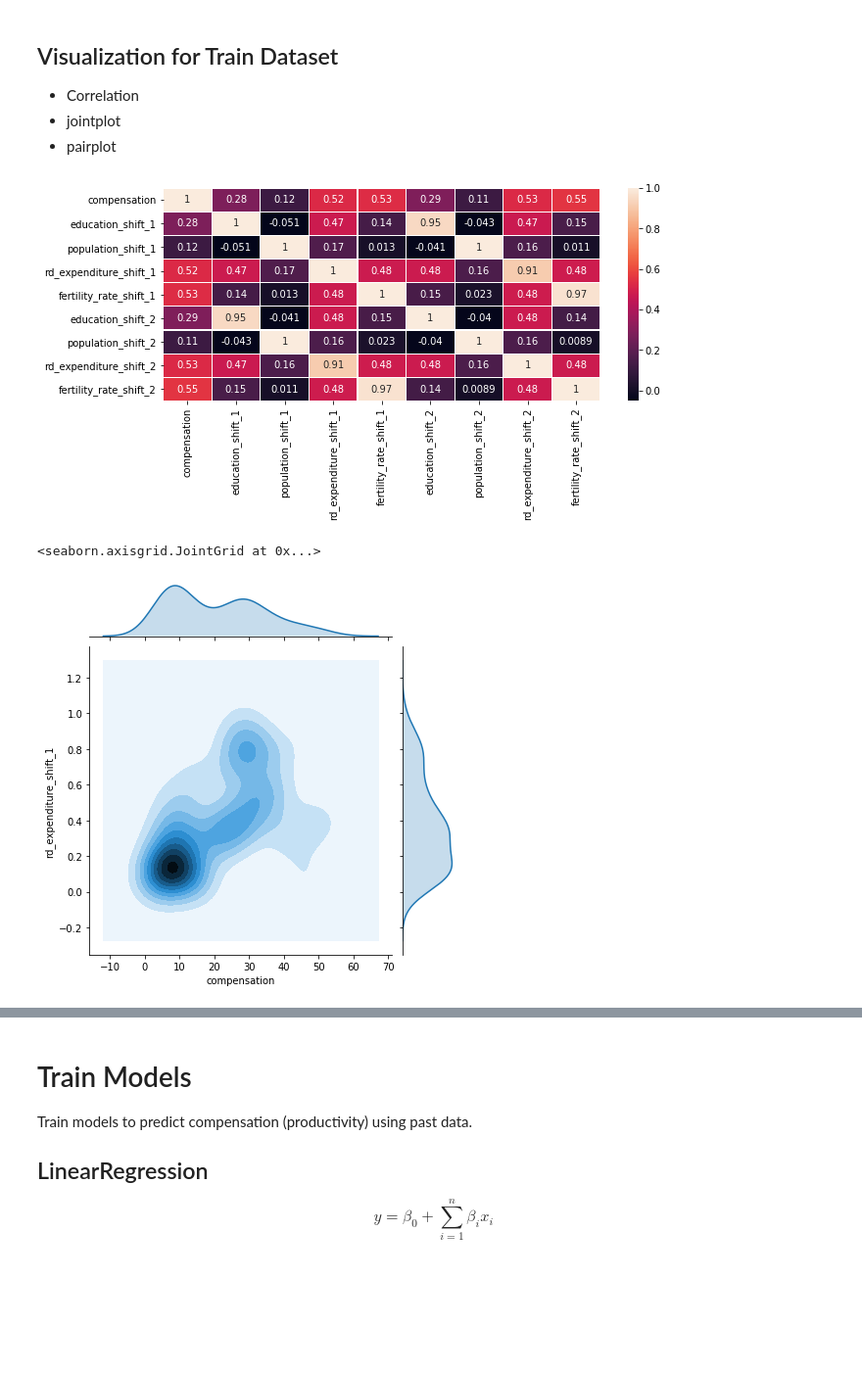
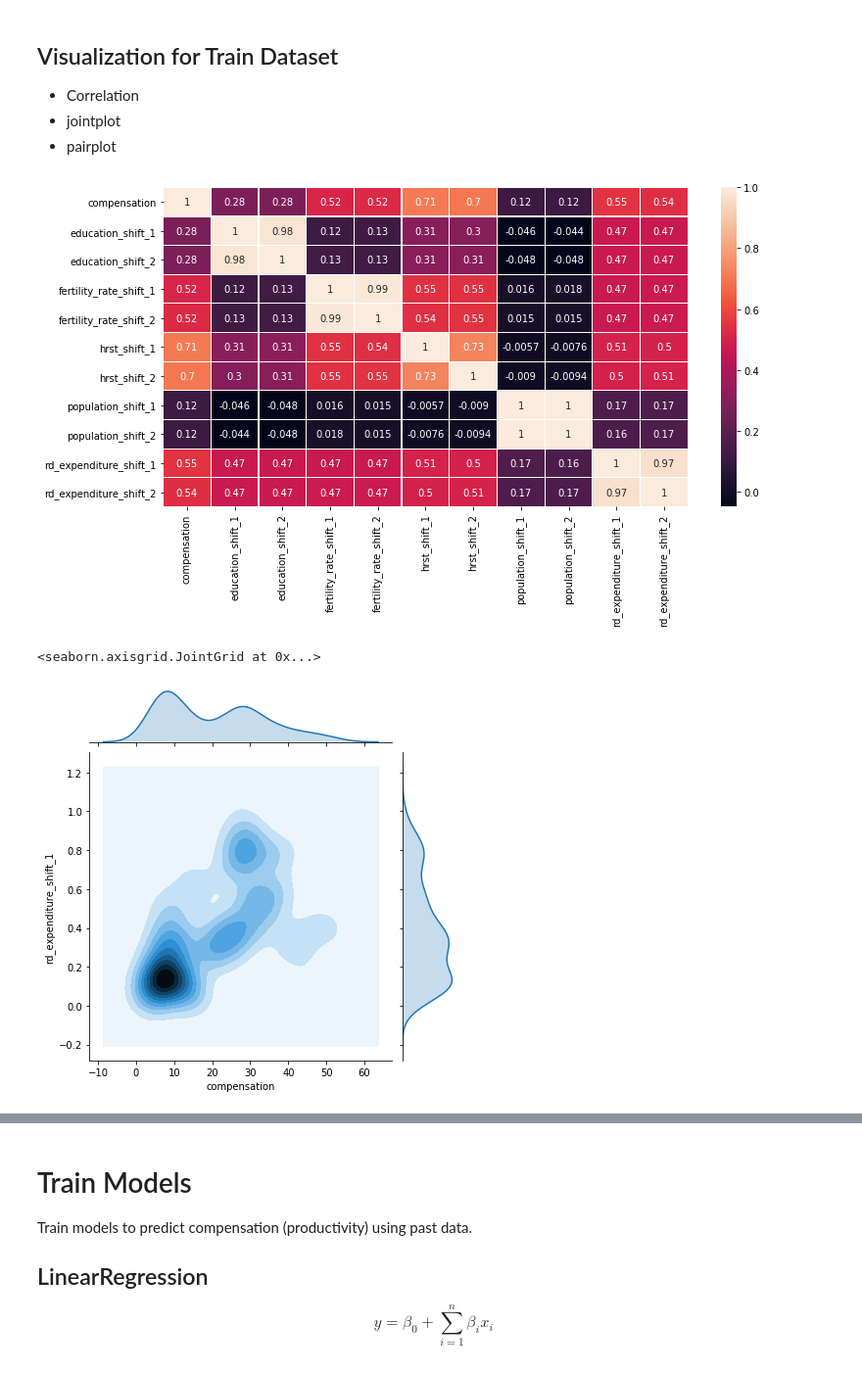
Before and after one commit to ADS-Group-15/eu-productivity-modeling, a Jupyter notebook: notebooks/models.ipynb, the cells around one changed output, grey strips where cells are left out. Shown: that part at 98% size. Drawn from its saved outputs; the diff is of its cells as text; code cells hidden in the pictures; blank space fills up the shorter version.

Commit message:
Add a new feature: HRST

```diff
--- a/notebooks/models.ipynb
+++ b/notebooks/models.ipynb
@@ -43,7 +43,7 @@ There are several ways to capture trends.
 - Take the mean of n years
 - ...
 # %%
-features = ['education', 'population', 'rd_expenditure', 'fertility_rate']
+features = ['education', 'population', 'rd_expenditure', 'fertility_rate', 'hrst']
 shift_range = [1, 2]
 
 def add_trends(df):
@@ -102,6 +102,7 @@ shift_1_features = [
     'population_shift_1',
     'rd_expenditure_shift_1',
     'fertility_rate_shift_1',
+    'hrst_shift_1',
 ]
 
 shift_2_features = [
@@ -109,6 +110,7 @@ shift_2_features = [
     'population_shift_2',
     'rd_expenditure_shift_2',
     'fertility_rate_shift_2',
+    'hrst_shift_2',
 ]
 
 all_features = shift_1_features + shift_2_features
@@ -164,23 +166,23 @@ train shape: (192, 42), test shape: (96, 42)
 - pairplot
 # %%
 features = [
-    all_features
+    sorted(all_features),
 ]
 
 for fs in features:
     corr = train_df[
         ['compensation'] + fs
     ].corr()
-    plt.figure(figsize=(10,4))
+    plt.figure(figsize=(12,6))
     sns.heatmap(corr, annot=True, linewidths=0.2)
     plt.show()
 # %% [output]
-[figure, old version]
+[figure, new version]
 # %%
 sns.jointplot(data=train_df, x='compensation', y='rd_expenditure_shift_1', kind='kde')
 # %% [output]
 <seaborn.axisgrid.JointGrid at 0x...>
-[figure, old version]
+[figure, new version]
 # %%
 sns.jointplot(data=train_df, x='compensation', y='fertility_rate_shift_2', kind='kde')
 # %% [output]
```
Also changed, not shown: parts of 17 cells of this notebook, 6 other files.
